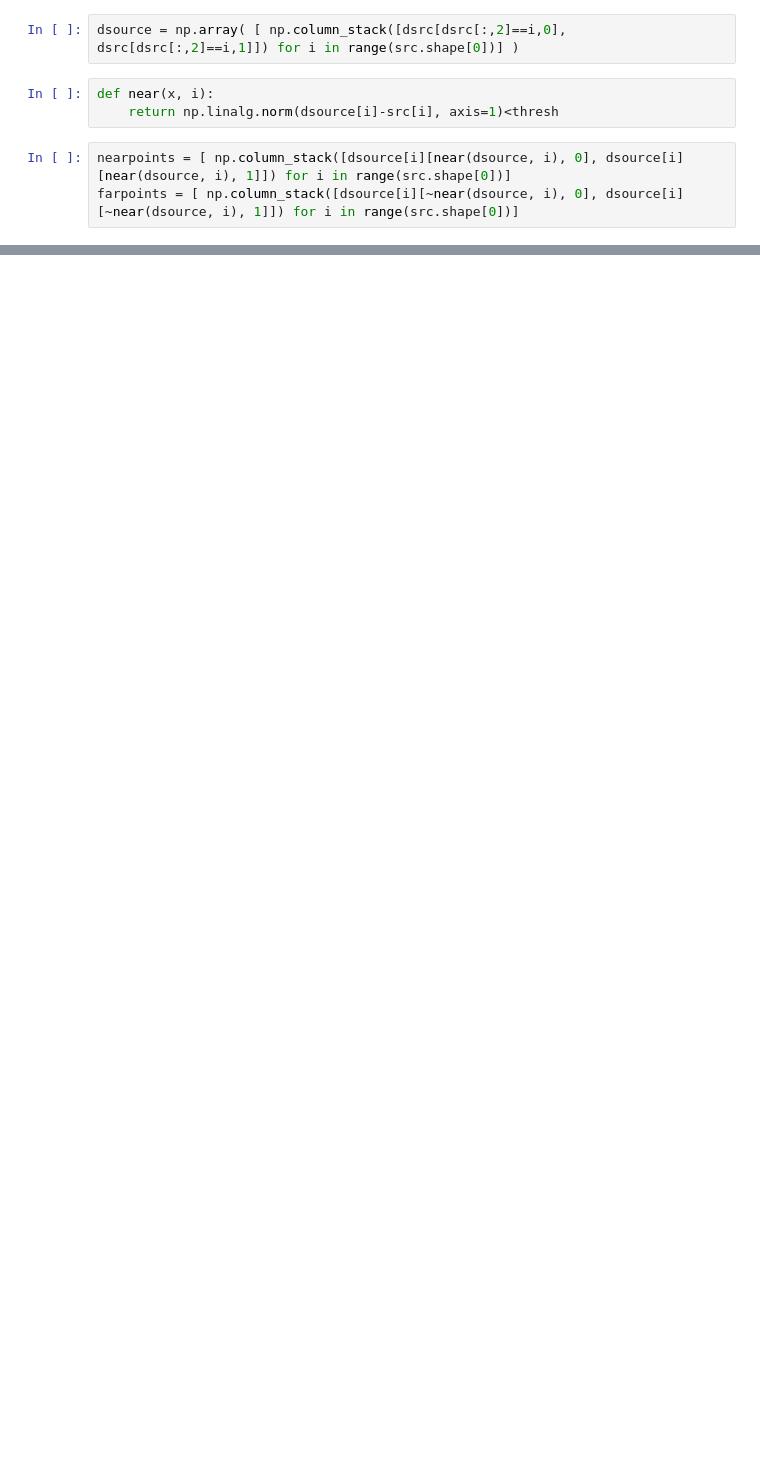
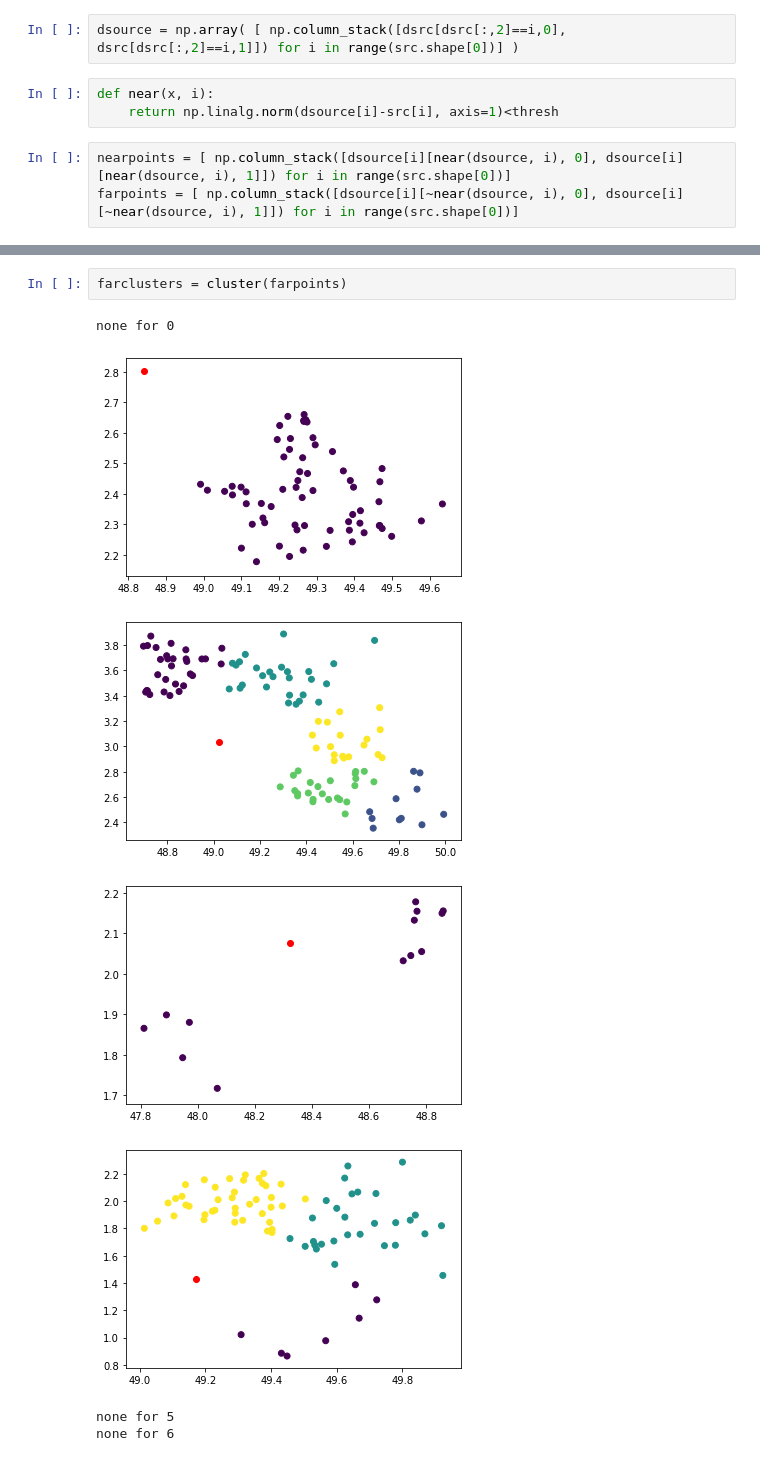
Before and after one commit to tejasvi/routero, a Jupyter notebook: prototype.ipynb, the cells around one changed output, grey strips where cells are left out. Saved outputs shown, nothing was run; the diff lists cells and outputs as text; blank space fills up the shorter version.

```diff
--- a/prototype.ipynb
+++ b/prototype.ipynb
@@ -181,0 +174,10 @@ farpoints
+# %%
+farclusters = cluster(farpoints)
+# %% [output]
+none for 0
+[figure, added]
+[figure, added]
+[figure, added]
+[figure, added]
+none for 5
+none for 6
```
Also changed, not shown: parts of 29 cells of this notebook, 10 other files.
